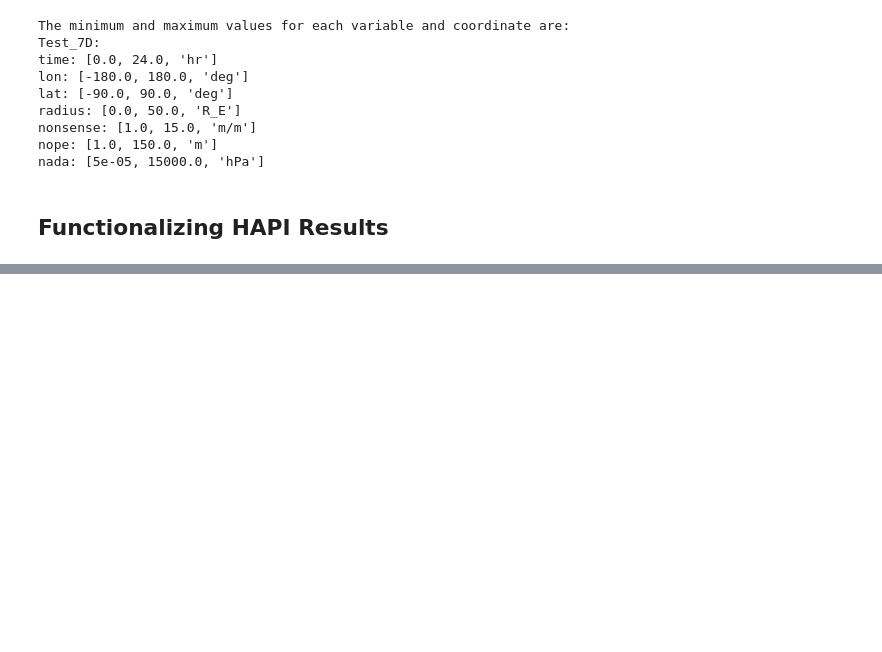
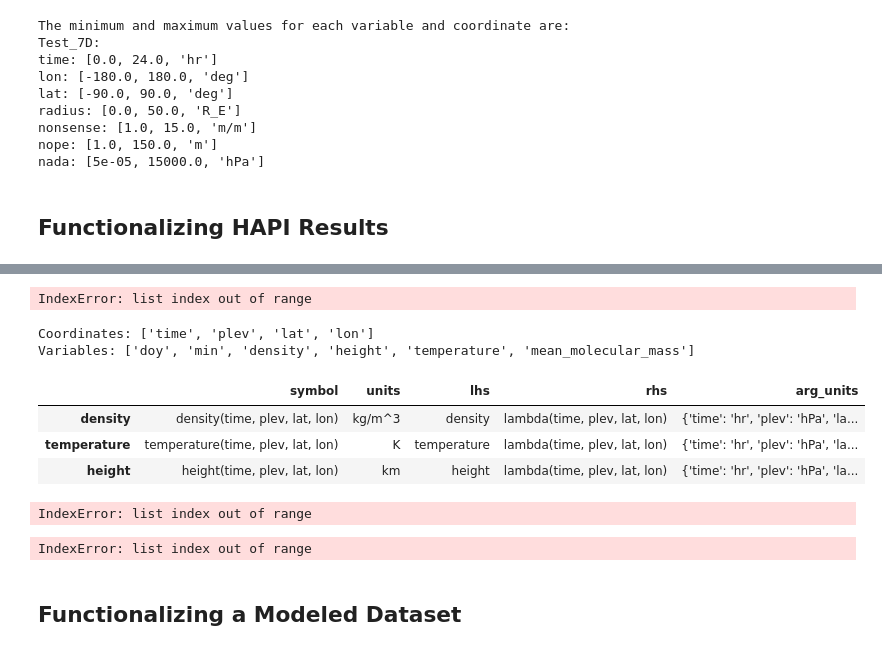
Before and after one commit to JoshSend/BSA_REU2026, a Jupyter notebook: Komodo_Tutorials/komodo_tutorial_notebook.ipynb, the cells around one changed output, grey strips where cells are left out. Drawn from its saved outputs; the diff is of its cells as text; code cells hidden in the pictures; blank space fills up the shorter version.

Commit message:
more kamodo work

```diff
--- a/Komodo_Tutorials/komodo_tutorial_notebook.ipynb
+++ b/Komodo_Tutorials/komodo_tutorial_notebook.ipynb
@@ -184,0 +449,67 @@ nada: [5e-05, 15000.0, 'hPa']
+# %%
+# Choosing a dataset
+file_dir = "C:/Users/mageb/OneDrive/Documents/Python_Project/BSA_REU2026/data/CTIPe/3523_Katelynn_Greer_042326_IT_1_raw/out"
+# path to data
+MW.Variable_Search('', model='CTIPe', file_dir=file_dir)
+# %% [output]
+IndexError: list index out of range
+# %%
+import os
+import xarray as xr
+from kamodo_ccmc.tools.functionalize import Functionalize_Dataset
+
+file_dir = "C:/Users/mageb/OneDrive/Documents/Python_Project/BSA_REU2026/data/CTIPe/3523_Katelynn_Greer_042326_IT_1_raw/out"
+
+# 1. Load one of your pre-processed variable files directly
+# Let's use the density file as an example
+density_file = os.path.join(file_dir, "2022-01-12-plot-density.nc")
+ds = xr.open_dataset(density_file)
+
+# 2. Inspect the dataset coordinates and variables to see what's inside
+print("Coordinates:", list(ds.coords))
+print("Variables:", list(ds.data_vars))
+# %% [output]
+Coordinates: ['time', 'plev', 'lat', 'lon']
+Variables: ['doy', 'min', 'density', 'height', 'temperature', 'mean_molecular_mass']
+# %%
+from kamodo_ccmc.tools.functionalize import Functionalize_Dataset
+from kamodo import Kamodo
+# 1. Structure the coordinate dictionary from xarray arrays
+coord_dict = {
+    "time": {"units": "hr", "data": ds["time"].values},
+    "plev": {"units": "hPa", "data": ds["plev"].values},
+    "lat": {"units": "deg", "data": ds["lat"].values},
+    "lon": {"units": "deg", "data": ds["lon"].values},
+}
+
+# 2. Structure the variable dictionary for the data fields you want
+var_dict = {
+    "density": {"units": "kg/m^3", "data": ds["density"].values},
+    "temperature": {"units": "K", "data": ds["temperature"].values},
+    "height": {"units": "km", "data": ds["height"].values},
+}
+
+# 3. Initialize your new Kamodo container
+kamodo_ctipe = Kamodo()
+kamodo_ctipe = Functionalize_Dataset(coord_dict, var_dict, kamodo_ctipe)
+
+# 4. Verify it registered beautifully
+kamodo_ctipe.detail()
+# %% [output]
+|  | symbol | units | lhs | rhs | arg_units |
+| density | density(time, plev, lat, lon) | kg/m^3 | density | lambda(time, plev, lat, lon) | {'time': 'hr', 'plev': 'hPa', 'la... |
+| temperature | temperature(time, plev, lat, lon) | K | temperature | lambda(time, plev, lat, lon) | {'time': 'hr', 'plev': 'hPa', 'la... |
+| height | height(time, plev, lat, lon) | km | height | lambda(time, plev, lat, lon) | {'time': 'hr', 'plev': 'hPa', 'la... |
+# %%
+# Temperature variables in chosen data
+MW.Variable_Search('temperature', model='CTIPe', file_dir=file_dir)
+# %% [output]
+IndexError: list index out of range
+# %%
+# Query dataset
+
+MW.File_Times('CTIPe', file_dir)
+# %% [output]
+IndexError: list index out of range
+# %% [markdown]
+## Functionalizing a Modeled Dataset
```
Also changed, not shown: parts of 54 cells of this notebook.
